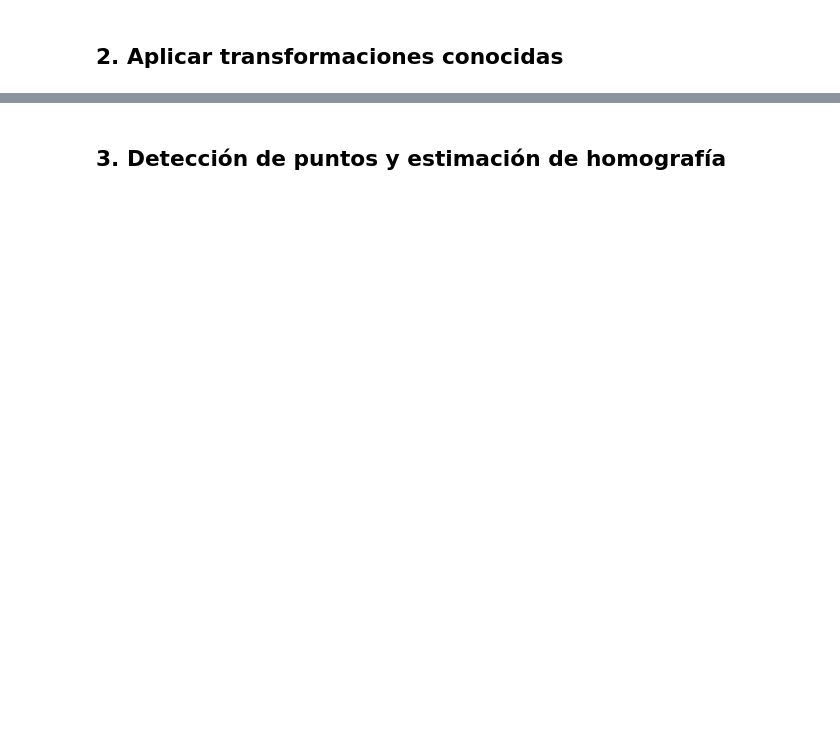
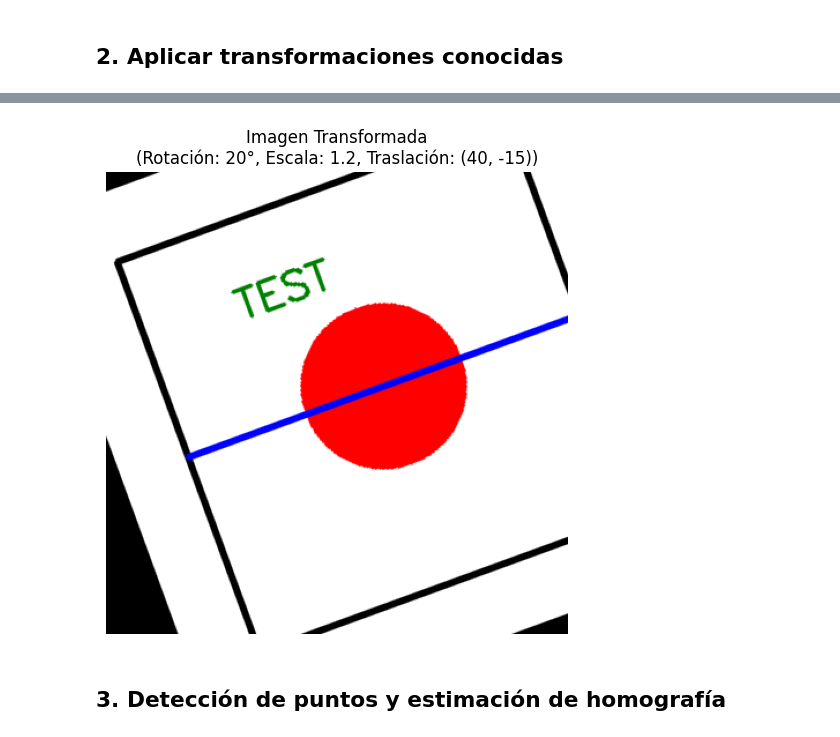
Before and after one commit to DanielaBuitrago-06/Trabajo2, a Jupyter notebook: notebooks/1_validate_img_synthetic.ipynb, the cells around one changed output, grey strips where cells are left out. Cells and saved outputs as stored; diff of their text form; code cells hidden in the pictures; blank space fills up the shorter version.

```diff
--- a/notebooks/1_validate_img_synthetic.ipynb
+++ b/notebooks/1_validate_img_synthetic.ipynb
@@ -66,22 +135,73 @@ plt.show()
 # %% [markdown]
 ## 2. Aplicar transformaciones conocidas
-# %%
-def apply_known_transform(img, angle=15, scale=1.1, tx=30, ty=20):
-    h, w = img.shape[:2]
-    M_rot = cv2.getRotationMatrix2D((w/2, h/2), angle, scale)
-    M_rot[:,2] += [tx, ty]
-    transformed = cv2.warpAffine(img, M_rot, (w, h))
-    # Convertir a homografía 3x3
-    H_true = np.vstack([M_rot, [0,0,1]])
-    return transformed, H_true
-
-angle, scale, tx, ty = 20, 1.2, 40, -15
-trans_img, H_true = apply_known_transform(base_img, angle, scale, tx, ty)
-cv2.imwrite(os.path.join(output_dir, 'trans_img.jpg'), trans_img)
-plt.imshow(cv2.cvtColor(trans_img, cv2.COLOR_BGR2RGB))
-plt.title("Imagen Transformada")
-plt.axis('off')
-plt.show()
-
-print("Homografía Verdadera (H_true):")
-print(H_true)
+# %%
+def apply_known_transform(img, angle=15, scale=1.1, tx=30, ty=20):
+    """
+    Aplica una transformación afín conocida a una imagen.
+
+    Transformación compuesta de:
+    - Rotación alrededor del centro
+    - Escalado uniforme
+    - Traslación en X e Y
+
+    Esta función es crucial para la validación porque conocemos exactamente
+    qué transformación se aplicó, lo que nos permite compararla con la estimación.
+    """
+    h, w = img.shape[:2]
+    center = (w/2, h/2)
+    # Crear matriz de transformación (rotación + escala)
+    M_rot = cv2.getRotationMatrix2D(center, angle, scale)
+    # Agregar traslación
+    M_rot[:,2] += [tx, ty]
+    # Aplicar transformación
+    transformed = cv2.warpAffine(img, M_rot, (w, h))
+    # Convertir a homografía 3x3 (forma estándar para comparación)
+    H_true = np.vstack([M_rot, [0,0,1]])
+    return transformed, H_true
+
+log_print("=" * 60)
+log_print("PASO 2: APLICACIÓN DE TRANSFORMACIÓN CONOCIDA")
+log_print("=" * 60)
+log_print("Aplicando transformación conocida a la imagen base...")
+log_print("(Esta transformación será la referencia para validar la estimación)")
+
+# Parámetros de transformación
+angle, scale, tx, ty = 20, 1.2, 40, -15
+log_print(f"\n✓ Parámetros de transformación configurados:")
+log_print(f"  - Rotación: {angle}°")
+log_print(f"  - Escala: {scale}x")
+log_print(f"  - Traslación X: {tx} píxeles")
+log_print(f"  - Traslación Y: {ty} píxeles")
+log_print(f"  - Centro de rotación: ({base_img.shape[1]/2:.1f}, {base_img.shape[0]/2:.1f})")
+
+log_print(f"\n  → Aplicando transformación...")
+trans_img, H_true = apply_known_transform(base_img, angle, scale, tx, ty)
+
+log_print(f"\n✓ Imagen transformada generada:")
+log_print(f"  - Dimensiones: {trans_img.shape[1]}x{trans_img.shape[0]} píxeles")
+log_print(f"  - Píxeles totales: {trans_img.shape[0]*trans_img.shape[1]:,}")
+
+# Guardar imagen transformada
+log_print(f"\n  → Guardando imagen transformada...")
+trans_img_path = os.path.join(output_dir, 'trans_img.jpg')
+cv2.imwrite(trans_img_path, trans_img)
+log_print(f"  ✓ Imagen transformada guardada correctamente")
+
+log_print(f"\n✓ Homografía verdadera (H_true) calculada:")
+log_print("  [Esta es la transformación exacta que aplicamos]")
+log_print("  [La compararemos con la estimación para validar el algoritmo]")
+log_print(f"\n  Matriz H_true (3x3):")
+log_print(f"  {H_true[0]}")
+log_print(f"  {H_true[1]}")
+log_print(f"  {H_true[2]}")
+log_print(f"\n  Parámetros extraídos de H_true:")
+log_print(f"  - Rotación aproximada: {np.degrees(np.arctan2(H_true[1,0], H_true[0,0])):.2f}°")
+log_print(f"  - Escala aproximada: {np.linalg.norm(H_true[0:2,0]):.4f}")
+log_print(f"  - Traslación: ({H_true[0,2]:.2f}, {H_true[1,2]:.2f}) píxeles")
+
+plt.imshow(cv2.cvtColor(trans_img, cv2.COLOR_BGR2RGB))
+plt.title(f"Imagen Transformada\n(Rotación: {angle}°, Escala: {scale}, Traslación: ({tx}, {ty}))")
+plt.axis('off')
+plt.show()
+log_print("\n")
+# %% [output]
@@ -88,2 +225,3 @@ print(H_true)
+[figure, added]
 # %% [markdown]
 ## 3. Detección de puntos y estimación de homografía
```
Also changed, not shown: parts of 10 cells of this notebook, 11 other files.
